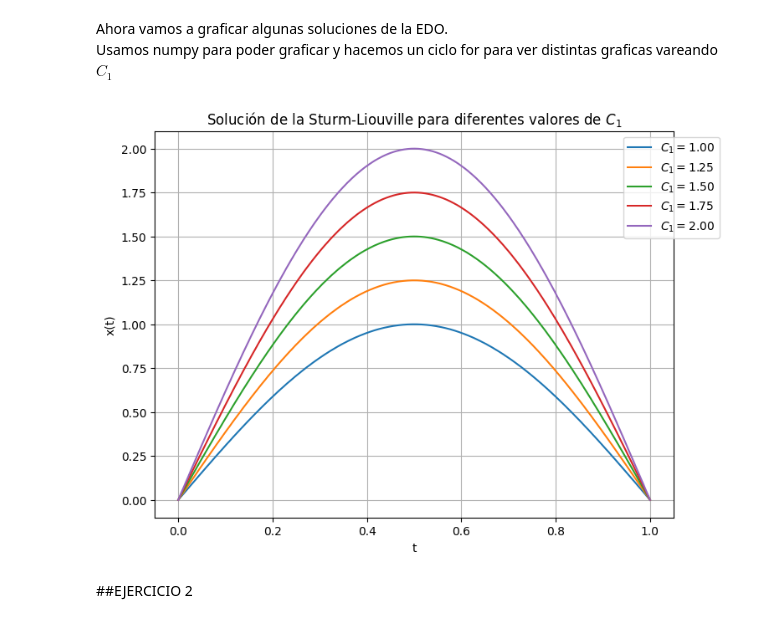
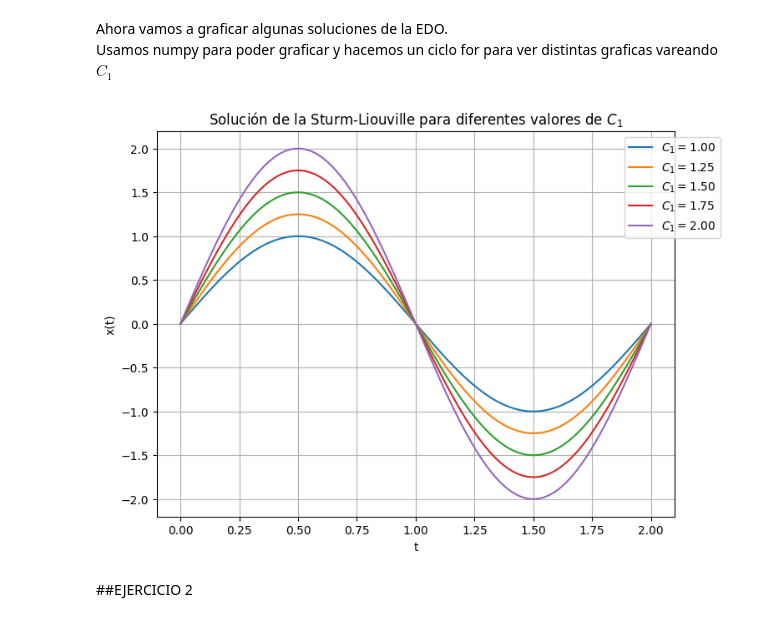
Before and after one commit to ALDO12062004/EDP1, a Jupyter notebook: Problemas de Sturm-Liouville con Sympy.ipynb, the cells around one changed output. Saved outputs shown, nothing was run; the diff lists cells and outputs as text; code cells hidden in the pictures.

```diff
--- a/Problemas de Sturm-Liouville con Sympy.ipynb
+++ b/Problemas de Sturm-Liouville con Sympy.ipynb
@@ -58,29 +58,29 @@ Usamos numpy para poder graficar y hacemos un ciclo for para ver distintas grafi
 # %%
 # Convertir la expresión de SymPy a una función de Numpy para gráficar
 f_final_sol = lambdify((t, C1), f_final_sol, "numpy")
 
-t_vals = np.linspace(0, 1, 400)
+t_vals = np.linspace(0, 2, 400)
 
 plt.figure(figsize=(8, 6))
 
 
 for C1_value in np.linspace(1, 2, 5):
     x_vals = f_final_sol(t_vals, C1_value)
 
     label = r'$C_1 = {:.2f}$'.format(C1_value)
 
     plt.plot(t_vals, x_vals, label=label)
 
 plt.title('Solución de la Sturm-Liouville para diferentes valores de $C_1$')
 plt.xlabel('t')
 plt.ylabel('x(t)')
 plt.grid(True)
 
 plt.legend(loc="upper right", bbox_to_anchor=(1.1, 1))
 
 plt.show()
 # %% [output]
-[figure, old version]
+[figure, new version]
 # %% [markdown]
 ##EJERCICIO  2
 # %% [markdown]
```
